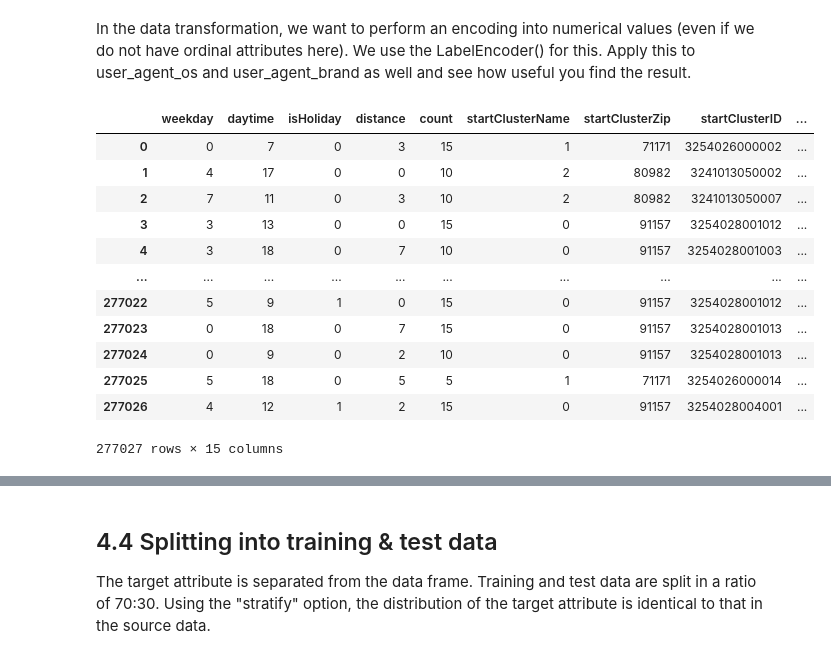
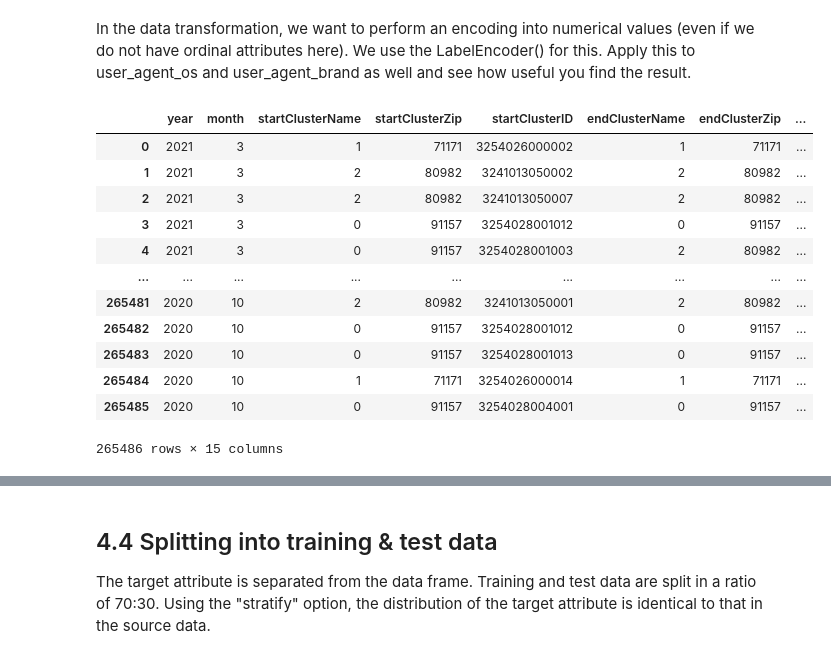
Before and after one commit to jordantatue/datamining, a Jupyter notebook: model_evaluation.ipynb, the cells around one changed output, grey strips where cells are left out. Saved outputs shown, nothing was run; the diff lists cells and outputs as text; code cells hidden in the pictures.

```diff
--- a/model_evaluation.ipynb
+++ b/model_evaluation.ipynb
@@ -24,6 +24,6 @@ import matplotlib.pyplot as plt
 # %% [markdown]
 Read in the customer data again and enter the first lines.
 # %%
-df = pd.read_csv('prepared_data.csv')
+df = pd.read_csv('discrating_data.csv')
 df
 # %% [output]
@@ -63,5 +50,0 @@ print(q1, q2)
-# %%
-
-df['high_distance'] = np.where(df['total'] > q2, 2,
-                               np.where(df['total'] > q1, 1, 0))
-df
@@ -67,0 +82,12 @@ df
+# %%
+
+df['total_categories'] = df['total']
+
+df['total'] = np.where(df['total']=='low', 0,
+                               np.where(df['total']=='medium', 1, 2))
+df['count'] = np.where(df['count']=='low', 0,
+                               np.where(df['count']=='medium', 1, 2))
+df['distance'] = np.where(df['distance']=='low', 0,
+                               np.where(df['total']=='medium', 1, 2))
+
+df
@@ -138,29 +154,33 @@ In the data transformation, we want to perform an encoding into numerical values
 # %%
 from sklearn import preprocessing
 labelenc = preprocessing.LabelEncoder()
 
 dfPrepared = df.copy()
 
 labelenc.fit(dfPrepared.weekday)
 dfPrepared['weekday'] = labelenc.transform(dfPrepared.weekday)
 labelenc.fit(dfPrepared.startClusterName)
 dfPrepared['startClusterName'] = labelenc.transform(dfPrepared.startClusterName)
 labelenc.fit(dfPrepared.endClusterName)
 dfPrepared['endClusterName'] = labelenc.transform(dfPrepared.endClusterName)
+labelenc.fit(dfPrepared.daytime)
+dfPrepared['daytime'] = labelenc.transform(dfPrepared.daytime)
+labelenc.fit(dfPrepared.isHoliday)
+dfPrepared['isHoliday'] = labelenc.transform(dfPrepared.isHoliday)
 dfPrepared.to_csv('prepared_data2.csv', index=False)
 
 dfPrepared
 # %% [output]
-|  | weekday | daytime | isHoliday | distance | count | startClusterName | startClusterZip | startClusterID | ... |
-| 0 | 0 | 7 | 0 | 3 | 15 | 1 | 71171 | 3254026000002 | ... |
-| 1 | 4 | 17 | 0 | 0 | 10 | 2 | 80982 | 3241013050002 | ... |
-| 2 | 7 | 11 | 0 | 3 | 10 | 2 | 80982 | 3241013050007 | ... |
-| 3 | 3 | 13 | 0 | 0 | 15 | 0 | 91157 | 3254028001012 | ... |
-| 4 | 3 | 18 | 0 | 7 | 10 | 0 | 91157 | 3254028001003 | ... |
-| ... | ... | ... | ... | ... | ... | ... | ... | ... | ... |
-| 277022 | 5 | 9 | 1 | 0 | 15 | 0 | 91157 | 3254028001012 | ... |
-| 277023 | 0 | 18 | 0 | 7 | 15 | 0 | 91157 | 3254028001013 | ... |
-| 277024 | 0 | 9 | 0 | 2 | 10 | 0 | 91157 | 3254028001013 | ... |
-| 277025 | 5 | 18 | 0 | 5 | 5 | 1 | 71171 | 3254026000014 | ... |
-| 277026 | 4 | 12 | 1 | 2 | 15 | 0 | 91157 | 3254028004001 | ... |
+|  | year | month | startClusterName | startClusterZip | startClusterID | endClusterName | endClusterZip | ... |
+| 0 | 2021 | 3 | 1 | 71171 | 3254026000002 | 1 | 71171 | ... |
+| 1 | 2021 | 3 | 2 | 80982 | 3241013050002 | 2 | 80982 | ... |
+| 2 | 2021 | 3 | 2 | 80982 | 3241013050007 | 2 | 80982 | ... |
+| 3 | 2021 | 3 | 0 | 91157 | 3254028001012 | 0 | 91157 | ... |
+| 4 | 2021 | 3 | 0 | 91157 | 3254028001003 | 2 | 80982 | ... |
+| ... | ... | ... | ... | ... | ... | ... | ... | ... |
+| 265481 | 2020 | 10 | 2 | 80982 | 3241013050001 | 2 | 80982 | ... |
+| 265482 | 2020 | 10 | 0 | 91157 | 3254028001012 | 0 | 91157 | ... |
+| 265483 | 2020 | 10 | 0 | 91157 | 3254028001013 | 0 | 91157 | ... |
+| 265484 | 2020 | 10 | 1 | 71171 | 3254026000014 | 1 | 71171 | ... |
+| 265485 | 2020 | 10 | 0 | 91157 | 3254028004001 | 0 | 91157 | ... |
-277027 rows × 15 columns
+265486 rows × 15 columns
```
Also changed, not shown: parts of 26 cells of this notebook, 8 other files.
